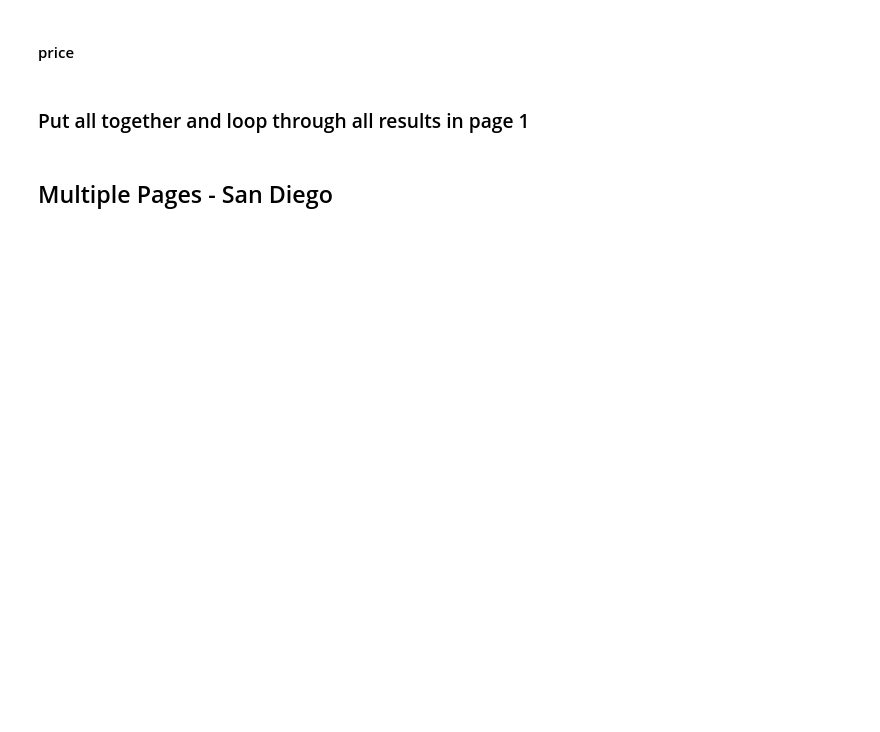
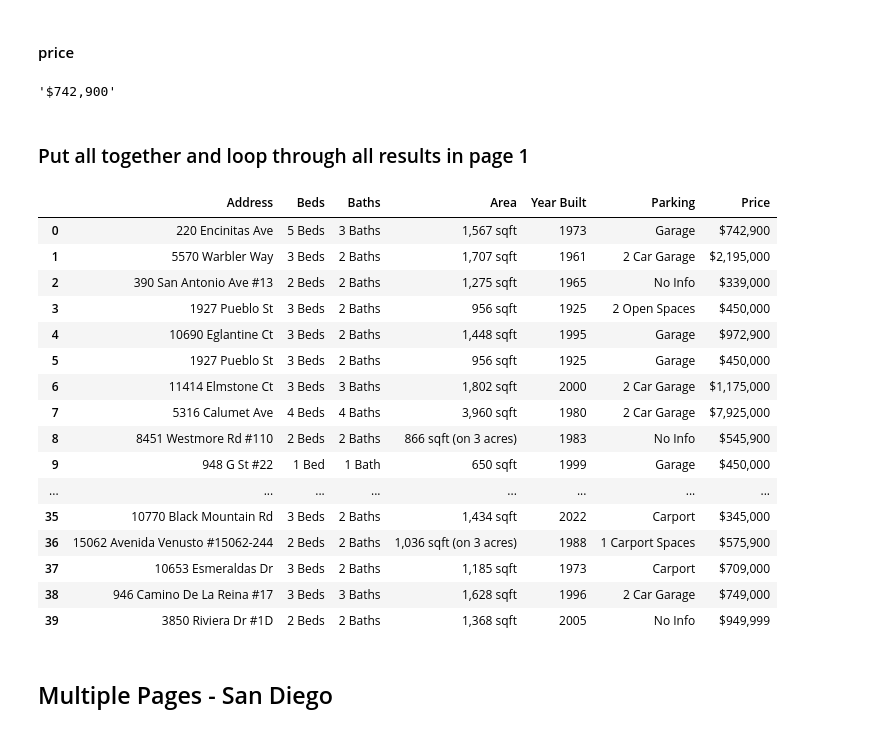
Before and after one commit to emihopebu/Scraping_RealEstate_Data, a Jupyter notebook: Scraping_RealEstate_Data.ipynb, the cells around one changed output. Saved outputs shown, nothing was run; the diff lists cells and outputs as text; code cells hidden in the pictures; blank space fills up the shorter version.

```diff
--- a/Scraping_RealEstate_Data.ipynb
+++ b/Scraping_RealEstate_Data.ipynb
@@ -97,5 +119,11 @@ len(results_update)
 # price
 # %% [markdown]
 #### Store first link in variable
+# %%
+first_link=url_joined[0]
 # %% [markdown]
 #### Get Request & Soup Object
+# %%
+response=requests.get(first_link)
+# %%
+soup=BeautifulSoup(response.content,'html.parser')
@@ -114,4 +186,8 @@ len(results_update)
 # %% [markdown]
 #### price
+# %%
+soup.find('h3',{'data-testid':'on-market-price-details'}).get_text()
+# %% [output]
+'$742,900'
 # %% [markdown]
 ### Put all together and loop through all results in page 1
@@ -118,2 +246,24 @@ len(results_update)
+# %%
+df=pd.DataFrame(output)
+# %%
+df
+# %% [output]
+|  | Address | Beds | Baths | Area | Year Built | Parking | Price |
+| 0 | 220 Encinitas Ave | 5 Beds | 3 Baths | 1,567 sqft | 1973 | Garage | $742,900 |
+| 1 | 5570 Warbler Way | 3 Beds | 2 Baths | 1,707 sqft | 1961 | 2 Car Garage | $2,195,000 |
+| 2 | 390 San Antonio Ave #13 | 2 Beds | 2 Baths | 1,275 sqft | 1965 | No Info | $339,000 |
+| 3 | 1927 Pueblo St | 3 Beds | 2 Baths | 956 sqft | 1925 | 2 Open Spaces | $450,000 |
+| 4 | 10690 Eglantine Ct | 3 Beds | 2 Baths | 1,448 sqft | 1995 | Garage | $972,900 |
+| 5 | 1927 Pueblo St | 3 Beds | 2 Baths | 956 sqft | 1925 | Garage | $450,000 |
+| 6 | 11414 Elmstone Ct | 3 Beds | 3 Baths | 1,802 sqft | 2000 | 2 Car Garage | $1,175,000 |
+| 7 | 5316 Calumet Ave | 4 Beds | 4 Baths | 3,960 sqft | 1980 | 2 Car Garage | $7,925,000 |
+| 8 | 8451 Westmore Rd #110 | 2 Beds | 2 Baths | 866 sqft (on 3 acres) | 1983 | No Info | $545,900 |
+| 9 | 948 G St #22 | 1 Bed | 1 Bath | 650 sqft | 1999 | Garage | $450,000 |
+| ... | ... | ... | ... | ... | ... | ... | ... |
+| 35 | 10770 Black Mountain Rd | 3 Beds | 2 Baths | 1,434 sqft | 2022 | Carport | $345,000 |
+| 36 | 15062 Avenida Venusto #15062-244 | 2 Beds | 2 Baths | 1,036 sqft (on 3 acres) | 1988 | 1 Carport Spaces | $575,900 |
+| 37 | 10653 Esmeraldas Dr | 3 Beds | 2 Baths | 1,185 sqft | 1973 | Carport | $709,000 |
+| 38 | 946 Camino De La Reina #17 | 3 Beds | 3 Baths | 1,628 sqft | 1996 | 2 Car Garage | $749,000 |
+| 39 | 3850 Riviera Dr #1D | 2 Beds | 2 Baths | 1,368 sqft | 2005 | No Info | $949,999 |
 # %% [markdown]
 ## Multiple Pages - San Diego
```
Also changed, not shown: parts of 17 cells of this notebook.
